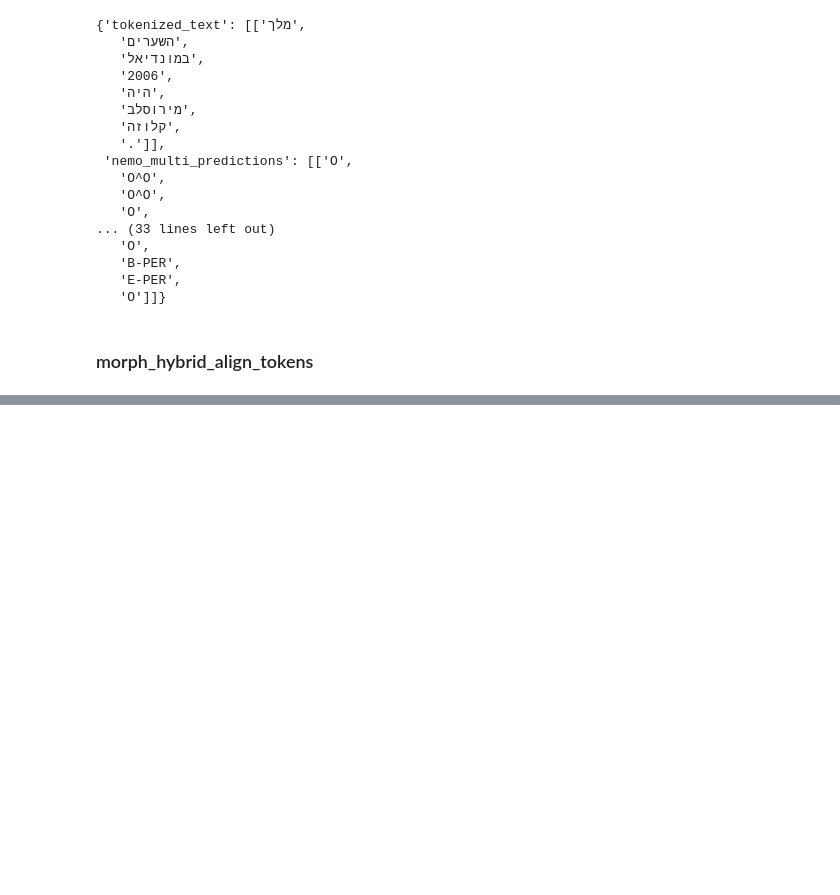
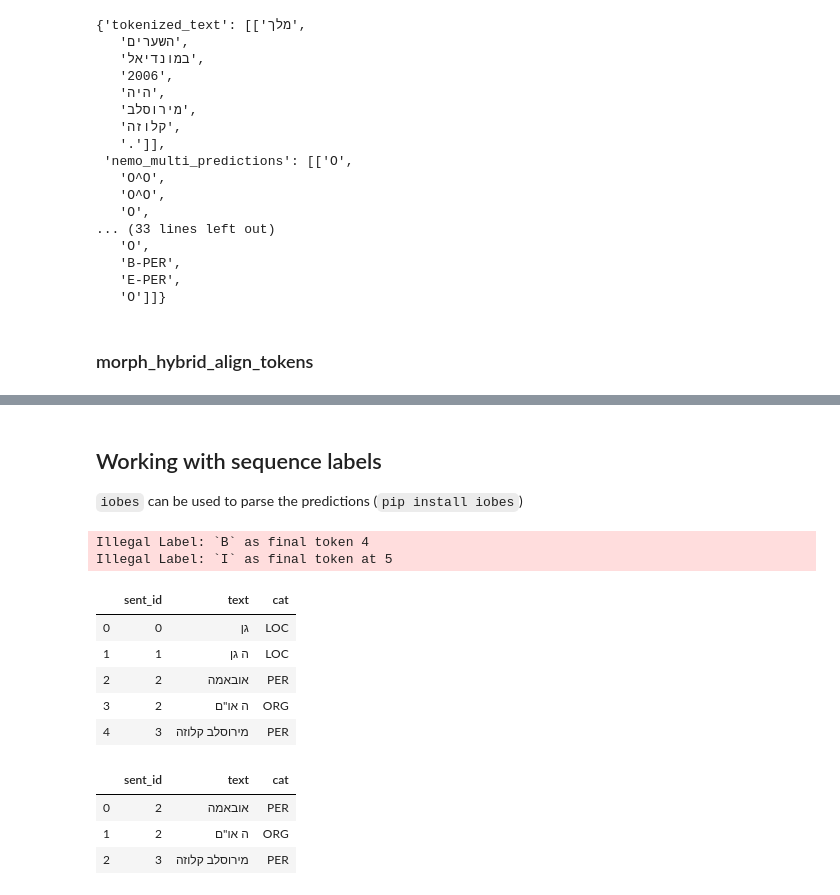
Before and after one commit to OnlpLab/NEMO, a Jupyter notebook: api/api_usage.ipynb, the cells around one changed output, grey strips where cells are left out. Saved outputs shown, nothing was run; the diff lists cells and outputs as text; code cells hidden in the pictures; blank space fills up the shorter version.

Commit message:
add iobes example

```diff
--- a/api/api_usage.ipynb
+++ b/api/api_usage.ipynb
@@ -212,3 +212,6 @@ Wall time: 232 ms
    'B-PER',
    'E-PER',
    'O']]}
+# %% [markdown]
+## Working with sequence labels
+`iobes` can be used to parse the predictions (`pip install iobes`)
@@ -214,0 +221,39 @@ Wall time: 232 ms
+# %%
+payload = { 'sentences': '\n'.join(texts),}
+
+res = requests.get('http://localhost:8090/morph_hybrid', params=payload).json()
+# %%
+def get_ents(toks, labels):
+    ents = []
+    for i, (sl, sm) in enumerate(zip(labels, toks)):
+        spans = iobes.parse_spans_iobes(sl)
+        for span in spans:
+            text = ' '.join(sm[span.start:span.end])
+            ents.append({ 'sent_id': i,
+                          'text': text,
+                          'cat': span.type})
+    return pd.DataFrame(ents)
+# %%
+labels = res['nemo_morph_predictions']
+morphs = res['morph_segmented_text']
+ents_hyb = get_ents(morphs, labels)
+ents_hyb
+# %% [output]
+Illegal Label: `B` as final token 4
+Illegal Label: `I` as final token at 5
+|  | sent_id | text | cat |
+| 0 | 0 | גן | LOC |
+| 1 | 1 | ה גן | LOC |
+| 2 | 2 | אובאמה | PER |
+| 3 | 2 | ה או"ם | ORG |
+| 4 | 3 | מירוסלב קלוזה | PER |
+# %%
+labels = res['morph_aligned_multi_predictions']
+morphs = res['morph_segmented_text']
+ents_align = get_ents(morphs, labels)
+ents_align
+# %% [output]
+|  | sent_id | text | cat |
+| 0 | 2 | אובאמה | PER |
+| 1 | 2 | ה או"ם | ORG |
+| 2 | 3 | מירוסלב קלוזה | PER |
```
Also changed, not shown: parts of 2 cells of this notebook.
